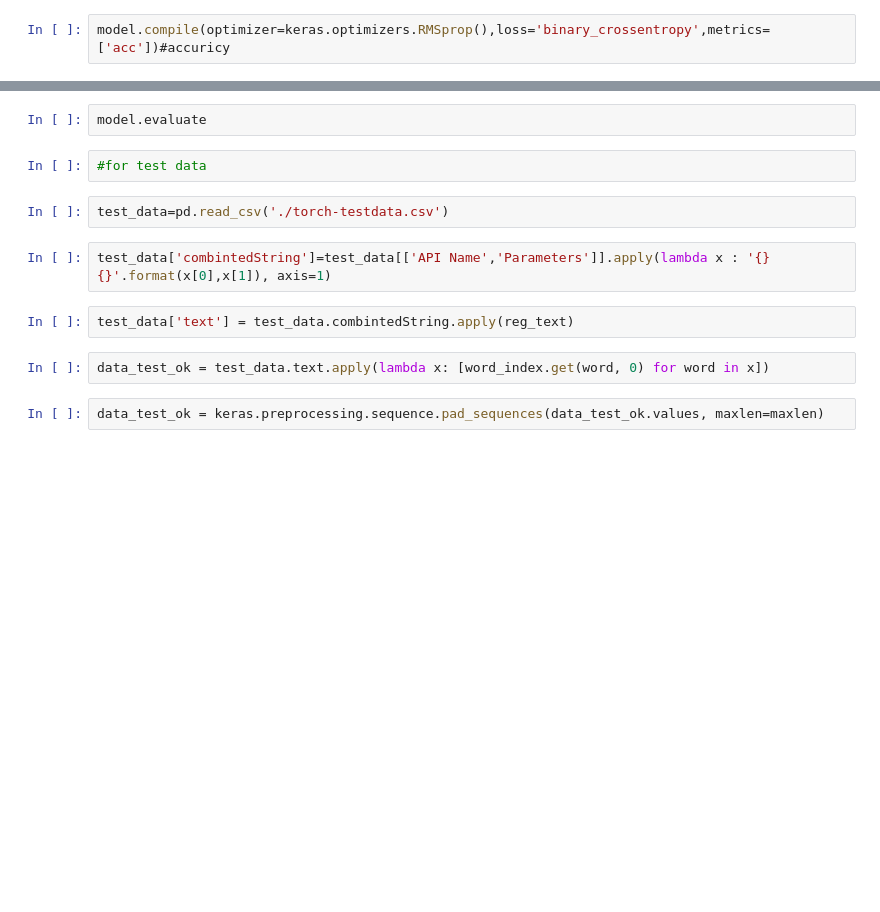
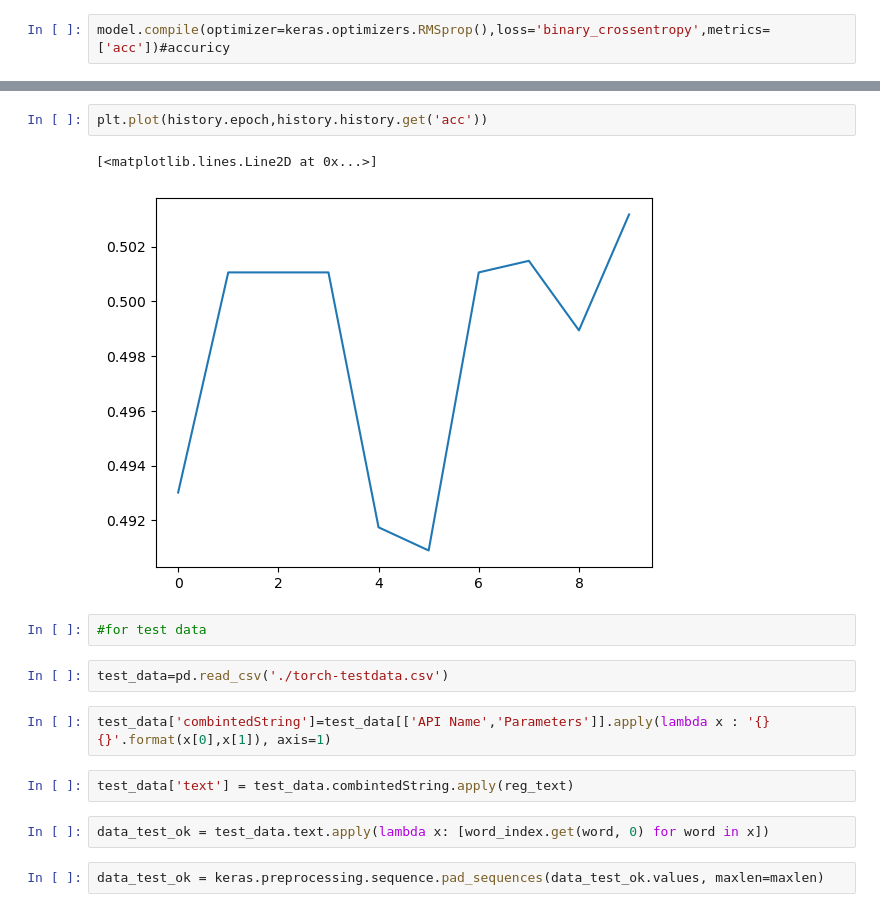
Before and after one commit to Bardli/Fuzzing-Prioritization, a Jupyter notebook: baidusDemo.ipynb, the cells around one changed output, grey strips where cells are left out. Saved outputs shown, nothing was run; the diff lists cells and outputs as text; blank space fills up the shorter version.

```diff
--- a/baidusDemo.ipynb
+++ b/baidusDemo.ipynb
@@ -227,5 +223,8 @@ plt.plot(history.epoch,history.history.get('loss'))
-# %%
-model.evaluate
+# %%
+plt.plot(history.epoch,history.history.get('acc'))
+# %% [output]
+[<matplotlib.lines.Line2D at 0x...>]
+[figure, added]
 # %%
 #for test data
 # %%
```
Also changed, not shown: parts of 24 cells of this notebook, 4 other files.
